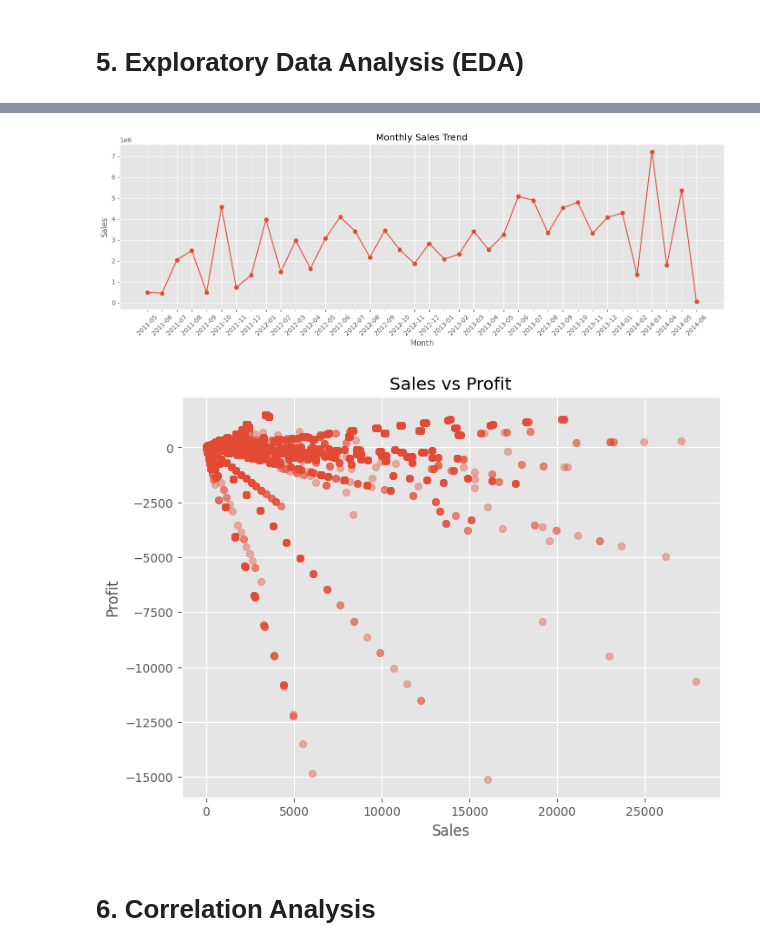
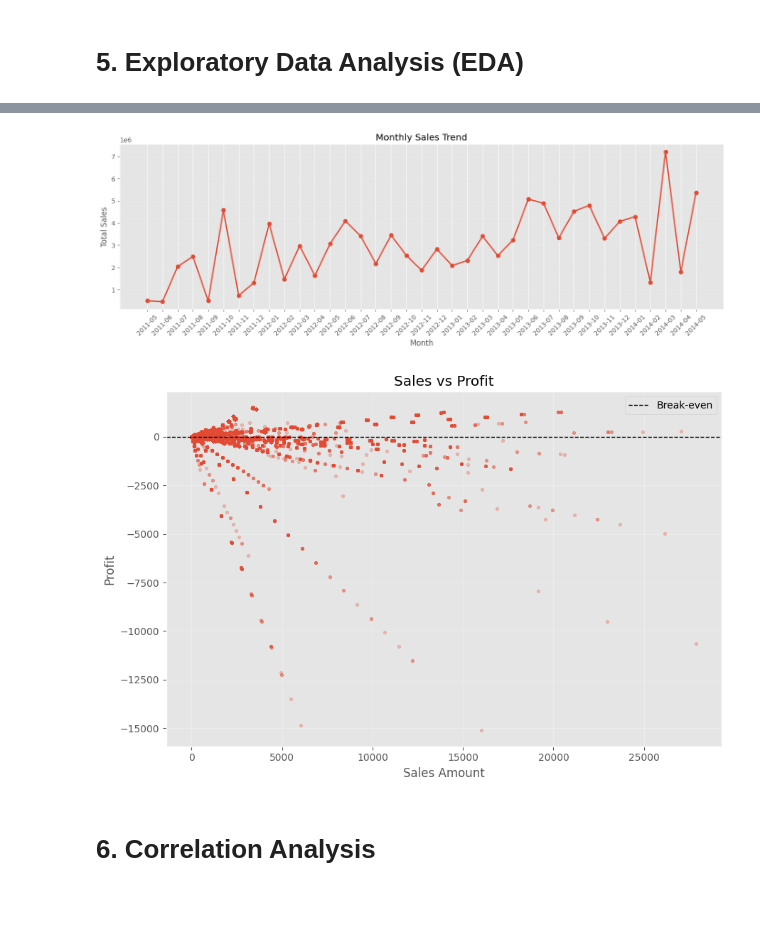
Before and after one commit to nhahub/NHA-4-127, a Jupyter notebook: Sales Performance Analysis/2_Python/1_notebooks/01_Data_Validation_EDA.ipynb, the cells around one changed output, grey strips where cells are left out. Cells and saved outputs as stored; diff of their text form; code cells hidden in the pictures; blank space fills up the shorter version.

```diff
--- a/Sales Performance Analysis/2_Python/1_notebooks/01_Data_Validation_EDA.ipynb
+++ b/Sales Performance Analysis/2_Python/1_notebooks/01_Data_Validation_EDA.ipynb
@@ -266,38 +285,59 @@ monthly_sales = (
       .sum()
       .reset_index()
 )
+
 monthly_sales["YearMonth"] = (
     monthly_sales["OrderYear"].astype(str)
     + "-"
     + monthly_sales["OrderMonth"].astype(str).str.zfill(2)
 )
+
+# Remove the last partial month (June 2014) // مش مكتمل ف شيلته
+monthly_sales = monthly_sales.iloc[:-1]
 plt.figure(figsize=(14,5))
 plt.plot(
     monthly_sales["YearMonth"],
     monthly_sales["SalesAmount"],
-    marker="o"
+    marker="o",
+    linewidth=2
 )
-plt.xticks(rotation=45)
+
 plt.title("Monthly Sales Trend")
 plt.xlabel("Month")
-plt.ylabel("Sales")
+plt.ylabel("Total Sales")
+plt.xticks(rotation=45)
+plt.grid(axis="y", alpha=0.3)
 plt.tight_layout()
 plt.show()
 # %% [output]
-[figure, old version]
+[figure, new version]
 # %%
-plt.figure(figsize=(8,6))
+# Relationship between Sales and Profit
+plt.figure(figsize=(9,6))
 plt.scatter(
     df["SalesAmount"],
     df["Profit"],
-    alpha=0.4
+    alpha=0.3,
+    s=10
+)
+
+# Break-even Line
+plt.axhline(
+    y=0,
+    color="black",
+    linestyle="--",
+    linewidth=1,
+    label="Break-even"
 )
 plt.title("Sales vs Profit")
-plt.xlabel("Sales")
+plt.xlabel("Sales Amount")
 plt.ylabel("Profit")
+plt.grid(alpha=0.3)
+plt.legend()
+plt.tight_layout()
 plt.show()
 # %% [output]
-[figure, old version]
+[figure, new version]
 # %% [markdown]
 # 6. Correlation Analysis
 # %%
```
Also changed, not shown: parts of 15 cells of this notebook.
